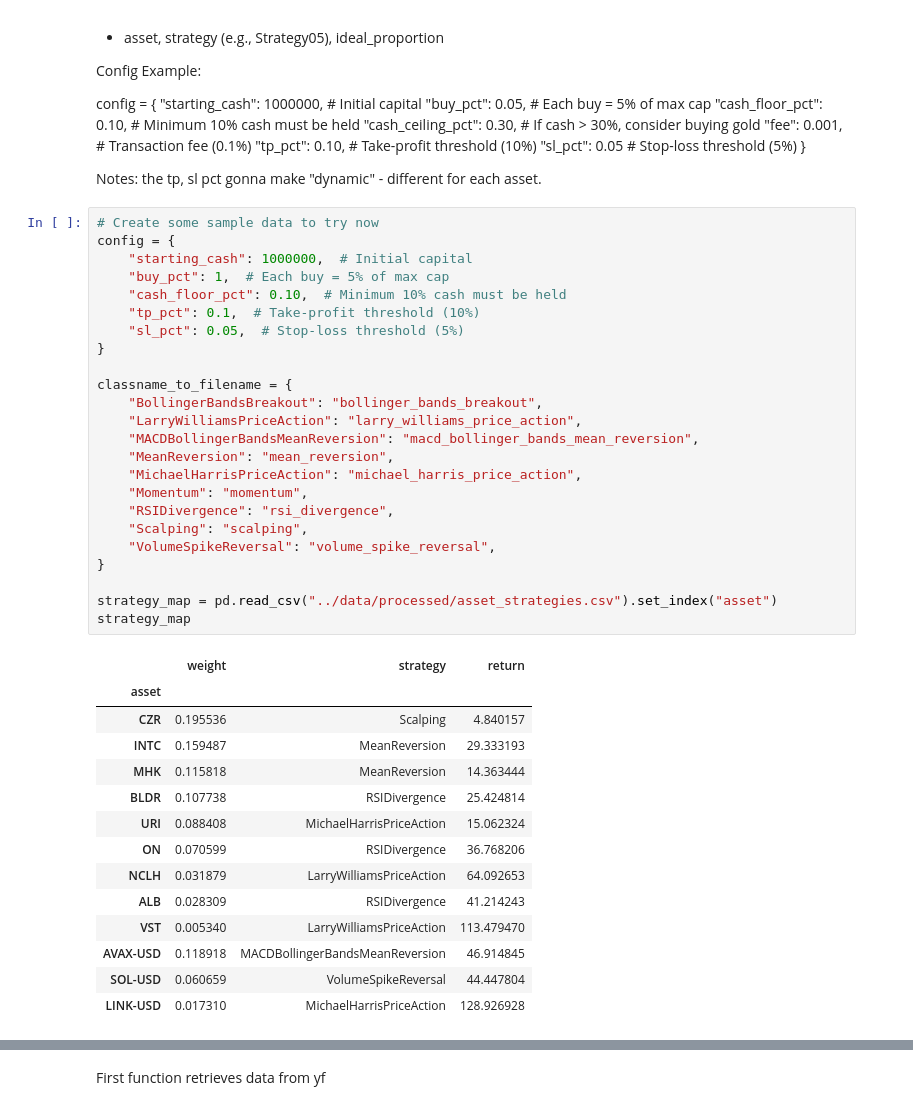
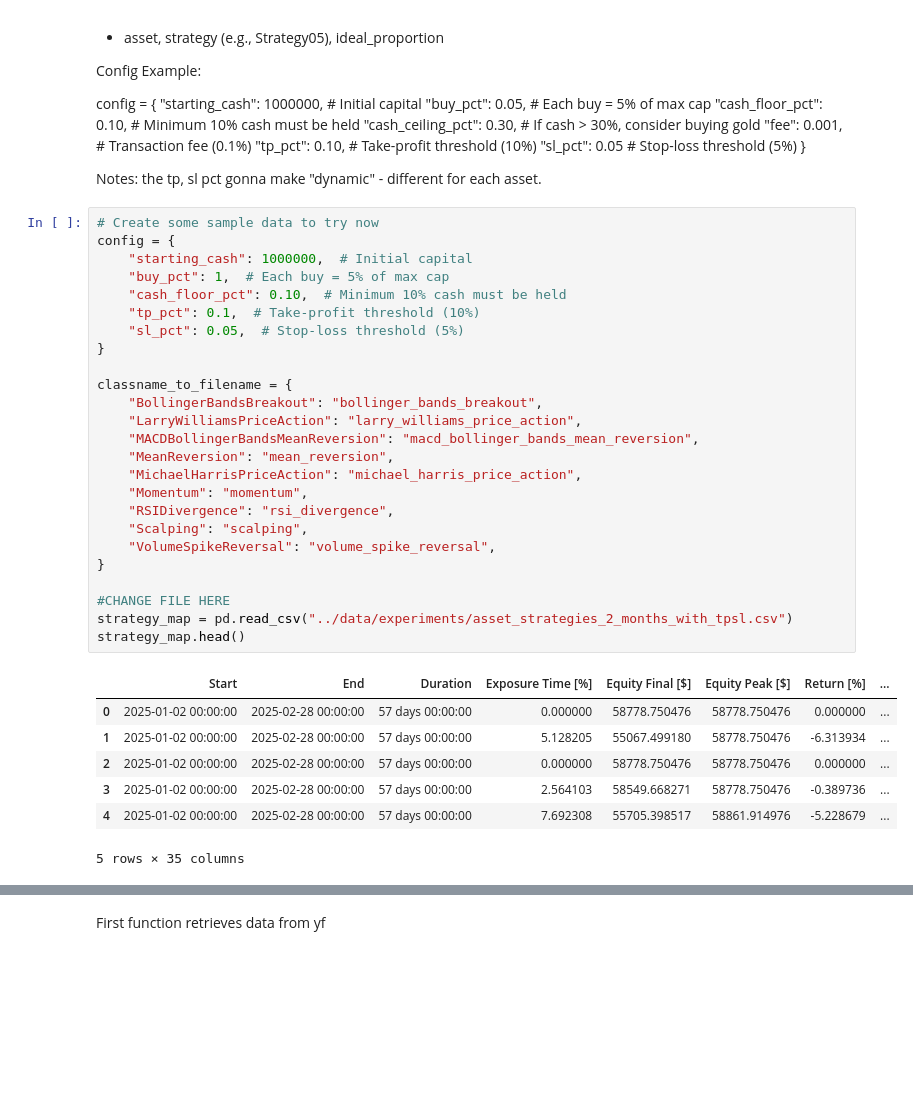
Before and after one commit to shaeanneeu/cryptoto, a Jupyter notebook: notebooks/autotrade_mechanism.ipynb, the cells around one changed output, grey strips where cells are left out. Saved outputs shown, nothing was run; the diff lists cells and outputs as text; blank space fills up the shorter version.

```diff
--- a/notebooks/autotrade_mechanism.ipynb
+++ b/notebooks/autotrade_mechanism.ipynb
@@ -35,39 +35,33 @@ Notes: the tp, sl pct gonna make "dynamic" - different for each asset.
 # %%
 # Create some sample data to try now
 config = {
     "starting_cash": 1000000,  # Initial capital
     "buy_pct": 1,  # Each buy = 5% of max cap
     "cash_floor_pct": 0.10,  # Minimum 10% cash must be held
     "tp_pct": 0.1,  # Take-profit threshold (10%)
     "sl_pct": 0.05,  # Stop-loss threshold (5%)
 }
 
 classname_to_filename = {
     "BollingerBandsBreakout": "bollinger_bands_breakout",
     "LarryWilliamsPriceAction": "larry_williams_price_action",
     "MACDBollingerBandsMeanReversion": "macd_bollinger_bands_mean_reversion",
     "MeanReversion": "mean_reversion",
     "MichaelHarrisPriceAction": "michael_harris_price_action",
     "Momentum": "momentum",
     "RSIDivergence": "rsi_divergence",
     "Scalping": "scalping",
     "VolumeSpikeReversal": "volume_spike_reversal",
 }
 
-strategy_map = pd.read_csv("../data/processed/asset_strategies.csv").set_index("asset")
-strategy_map
+#CHANGE FILE HERE
+strategy_map = pd.read_csv("../data/experiments/asset_strategies_2_months_with_tpsl.csv")
+strategy_map.head()
 # %% [output]
-|  | weight | strategy | return |
-| asset |  |  |  |
-| CZR | 0.195536 | Scalping | 4.840157 |
-| INTC | 0.159487 | MeanReversion | 29.333193 |
-| MHK | 0.115818 | MeanReversion | 14.363444 |
-| BLDR | 0.107738 | RSIDivergence | 25.424814 |
-| URI | 0.088408 | MichaelHarrisPriceAction | 15.062324 |
-| ON | 0.070599 | RSIDivergence | 36.768206 |
-| NCLH | 0.031879 | LarryWilliamsPriceAction | 64.092653 |
-| ALB | 0.028309 | RSIDivergence | 41.214243 |
-| VST | 0.005340 | LarryWilliamsPriceAction | 113.479470 |
-| AVAX-USD | 0.118918 | MACDBollingerBandsMeanReversion | 46.914845 |
-| SOL-USD | 0.060659 | VolumeSpikeReversal | 44.447804 |
-| LINK-USD | 0.017310 | MichaelHarrisPriceAction | 128.926928 |
+|  | Start | End | Duration | Exposure Time [%] | Equity Final [$] | Equity Peak [$] | Return [%] | ... |
+| 0 | 2025-01-02 00:00:00 | 2025-02-28 00:00:00 | 57 days 00:00:00 | 0.000000 | 58778.750476 | 58778.750476 | 0.000000 | ... |
+| 1 | 2025-01-02 00:00:00 | 2025-02-28 00:00:00 | 57 days 00:00:00 | 5.128205 | 55067.499180 | 58778.750476 | -6.313934 | ... |
+| 2 | 2025-01-02 00:00:00 | 2025-02-28 00:00:00 | 57 days 00:00:00 | 0.000000 | 58778.750476 | 58778.750476 | 0.000000 | ... |
+| 3 | 2025-01-02 00:00:00 | 2025-02-28 00:00:00 | 57 days 00:00:00 | 2.564103 | 58549.668271 | 58778.750476 | -0.389736 | ... |
+| 4 | 2025-01-02 00:00:00 | 2025-02-28 00:00:00 | 57 days 00:00:00 | 7.692308 | 55705.398517 | 58861.914976 | -5.228679 | ... |
+5 rows × 35 columns
```
Also changed, not shown: parts of 14 cells of this notebook.
